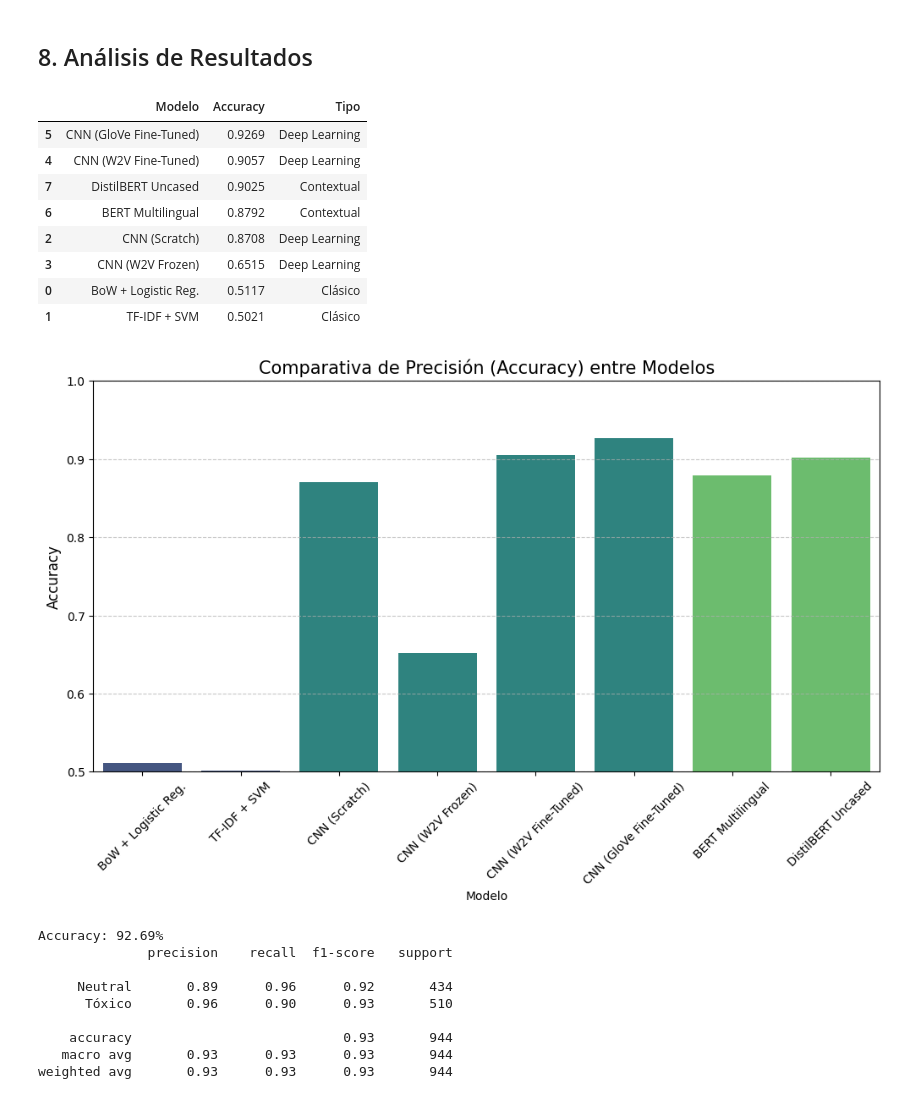
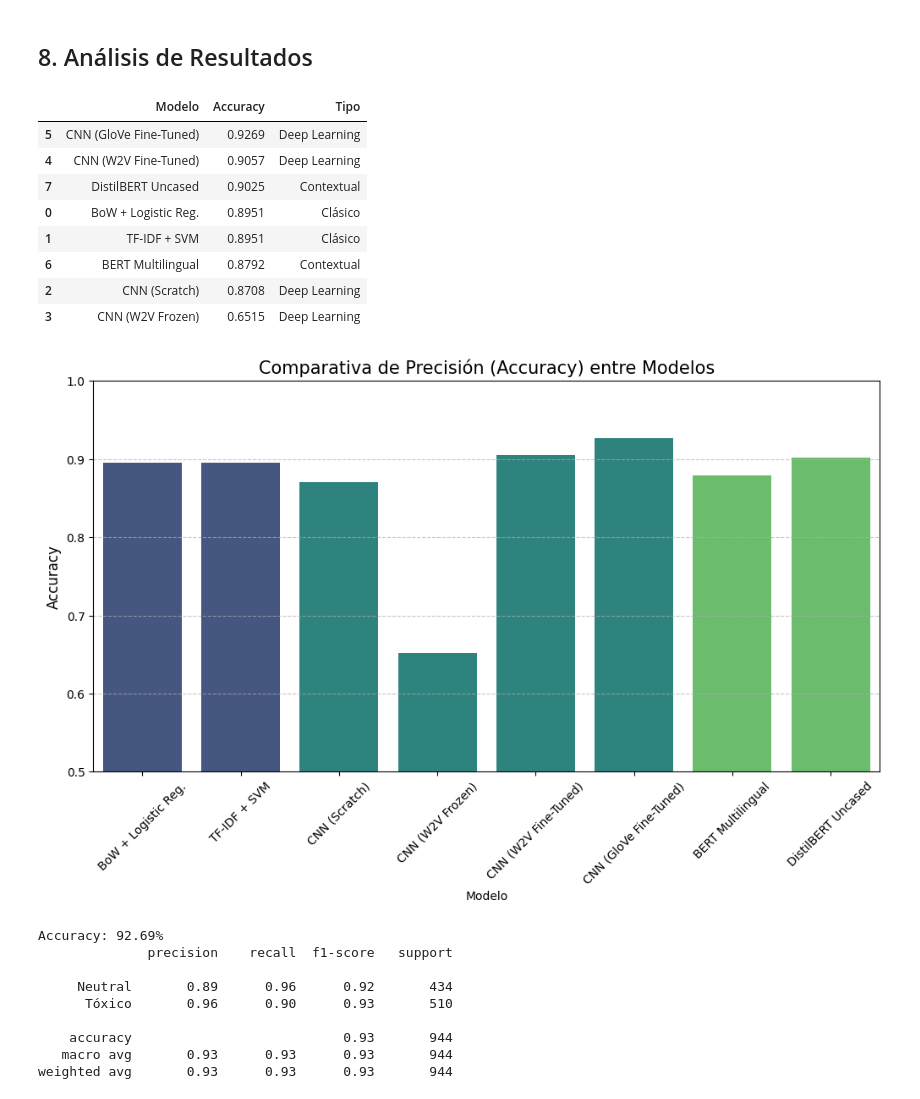
Before and after one commit to javiers2004/FPLN-DetoxificationMessages, a Jupyter notebook: entrega4a.ipynb, the cells around one changed output. Cells and saved outputs as stored; diff of their text form; code cells hidden in the pictures.

```diff
--- a/entrega4a.ipynb
+++ b/entrega4a.ipynb
@@ -982,40 +982,40 @@ resultados = {
         'DistilBERT Uncased'
     ],
     'Accuracy': [
-        0.5117,  # BoW + Logistic Regression
-        0.5021,  # TF-IDF + SVM
+        0.8951,  # BoW + Logistic Regression
+        0.8951,  # TF-IDF + SVM
         0.8708,  # CNN Scratch
         0.6515,  # CNN Frozen
         0.9057,  # CNN W2V Fine-Tuned
         0.9269,  # CNN GloVe
         0.8792,  # BERT Multilingual
         0.9025   # DistilBERT Uncased
     ],
     'Tipo': ['Clásico', 'Clásico', 'Deep Learning', 'Deep Learning', 'Deep Learning', 'Deep Learning', 'Contextual', 'Contextual']
 }
 
 df_resultados = pd.DataFrame(resultados)
 display(df_resultados.sort_values(by='Accuracy', ascending=False))
 
 plt.figure(figsize=(12, 6))
 sns.barplot(data=df_resultados, x='Modelo', y='Accuracy', hue='Tipo', palette='viridis', legend=False)
 plt.ylim(0.5, 1.0)
 plt.title('Comparativa de Precisión (Accuracy) entre Modelos', fontsize=15)
 plt.ylabel('Accuracy', fontsize=12)
 plt.xticks(rotation=45)
 plt.grid(axis='y', linestyle='--', alpha=0.7)
 plt.show()
 # %% [output]
 |  | Modelo | Accuracy | Tipo |
 | 5 | CNN (GloVe Fine-Tuned) | 0.9269 | Deep Learning |
 | 4 | CNN (W2V Fine-Tuned) | 0.9057 | Deep Learning |
 | 7 | DistilBERT Uncased | 0.9025 | Contextual |
+| 0 | BoW + Logistic Reg. | 0.8951 | Clásico |
+| 1 | TF-IDF + SVM | 0.8951 | Clásico |
 | 6 | BERT Multilingual | 0.8792 | Contextual |
 | 2 | CNN (Scratch) | 0.8708 | Deep Learning |
 | 3 | CNN (W2V Frozen) | 0.6515 | Deep Learning |
-| 0 | BoW + Logistic Reg. | 0.5117 | Clásico |
-| 1 | TF-IDF + SVM | 0.5021 | Clásico |
-[figure, old version]
+[figure, new version]
 # %%
 # Análisis del mejor modelo - CNN (GloVe Fine-Tuned)
 from sklearn.metrics import classification_report, accuracy_score, confusion_matrix
```
Also changed, not shown: parts of 1 cell of this notebook, 3 other files.
